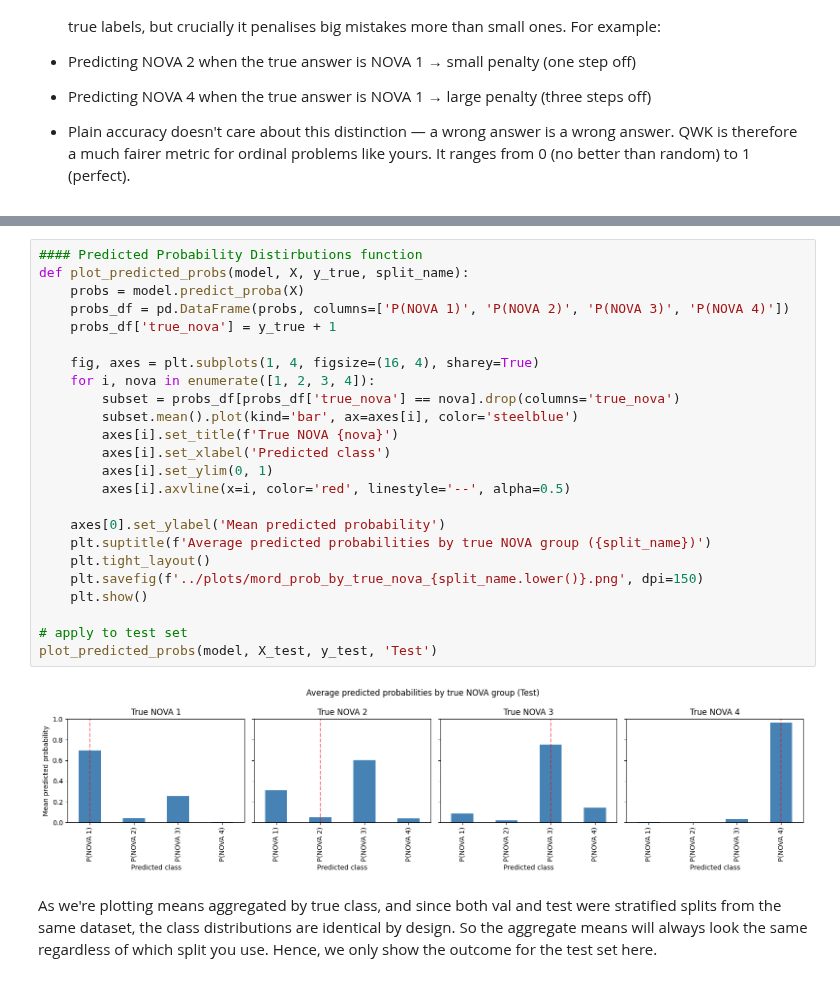
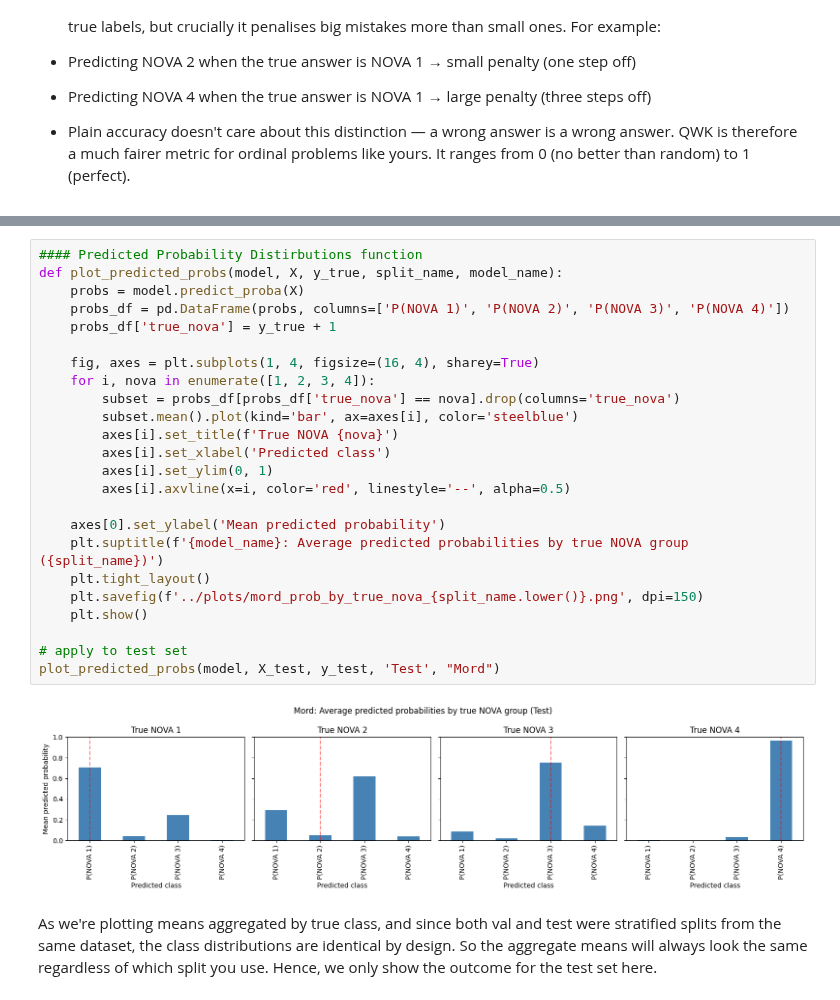
Before and after one commit to SofieBT2/DataScience2026, a Jupyter notebook: src/Modelling.ipynb, the cells around one changed output, grey strips where cells are left out. Saved outputs shown, nothing was run; the diff lists cells and outputs as text.

```diff
--- a/src/Modelling.ipynb
+++ b/src/Modelling.ipynb
@@ -827,29 +827,29 @@ error_distance_distribution(y_test, y_test_pred, 'test')
 # %%
 #### Predicted Probability Distirbutions function
-def plot_predicted_probs(model, X, y_true, split_name):
+def plot_predicted_probs(model, X, y_true, split_name, model_name):
     probs = model.predict_proba(X)
     probs_df = pd.DataFrame(probs, columns=['P(NOVA 1)', 'P(NOVA 2)', 'P(NOVA 3)', 'P(NOVA 4)'])
     probs_df['true_nova'] = y_true + 1
 
     fig, axes = plt.subplots(1, 4, figsize=(16, 4), sharey=True)
     for i, nova in enumerate([1, 2, 3, 4]):
         subset = probs_df[probs_df['true_nova'] == nova].drop(columns='true_nova')
         subset.mean().plot(kind='bar', ax=axes[i], color='steelblue')
         axes[i].set_title(f'True NOVA {nova}')
         axes[i].set_xlabel('Predicted class')
         axes[i].set_ylim(0, 1)
         axes[i].axvline(x=i, color='red', linestyle='--', alpha=0.5)
 
     axes[0].set_ylabel('Mean predicted probability')
-    plt.suptitle(f'Average predicted probabilities by true NOVA group ({split_name})')
+    plt.suptitle(f'{model_name}: Average predicted probabilities by true NOVA group ({split_name})')
     plt.tight_layout()
     plt.savefig(f'../plots/mord_prob_by_true_nova_{split_name.lower()}.png', dpi=150)
     plt.show()
 
 # apply to test set
-plot_predicted_probs(model, X_test, y_test, 'Test')
+plot_predicted_probs(model, X_test, y_test, 'Test', "Mord")
 # %% [output]
-[figure, old version]
+[figure, new version]
 # %% [markdown]
 As we're plotting means aggregated by true class, and since both val and test were stratified splits from the same dataset, the class distributions are identical by design. So the aggregate means will always look the same regardless of which split you use. Hence, we only show the outcome for the test set here.
 # %% [markdown]
```
Also changed, not shown: parts of 21 cells of this notebook, 8 other files.
